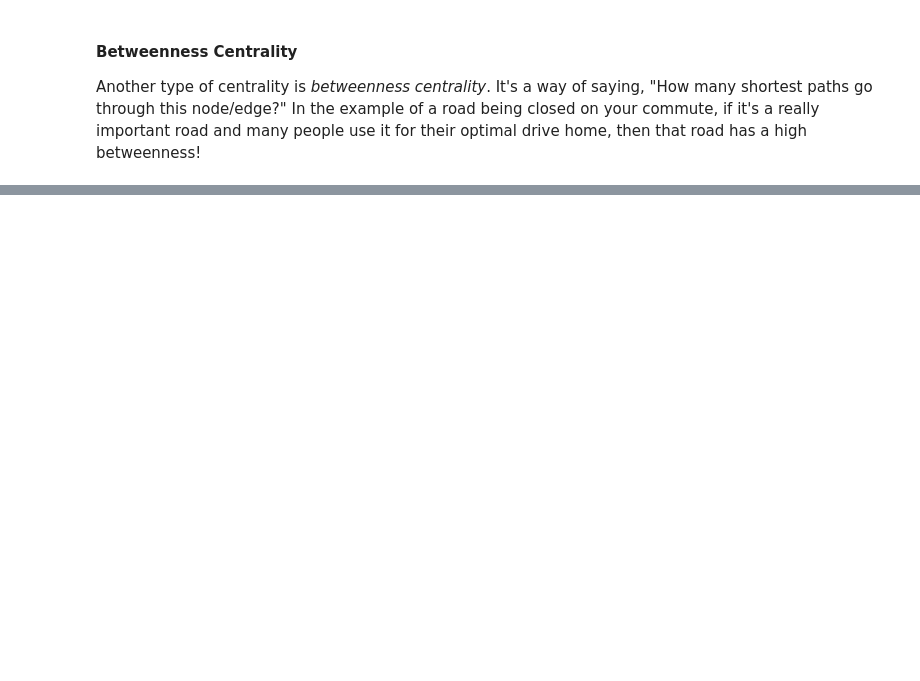
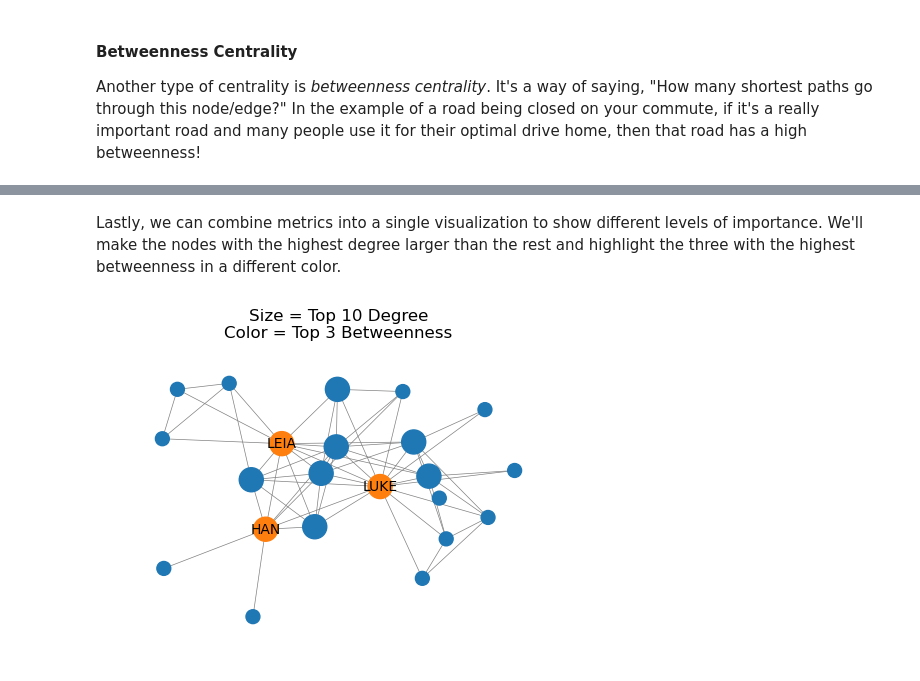
Before and after one commit to EricPostMaster/getting-started-with-network-analysis-in-python, a Jupyter notebook: lotr_network.ipynb, the cells around one changed output, grey strips where cells are left out. Cells and saved outputs as stored; diff of their text form; code cells hidden in the pictures; blank space fills up the shorter version.

```diff
--- a/lotr_network.ipynb
+++ b/lotr_network.ipynb
@@ -581,0 +610,33 @@ eigenvector_centrality
+# %% [markdown]
+Lastly, we can combine metrics into a single visualization to show different levels of importance. We'll make the nodes with the highest degree larger than the rest and highlight the three with the highest betweenness in a different color.
+# %%
+# Assign different color to high-degree nodes
+node_size = [300 if i in high_degree_nodes else 100 for i in G_sw.nodes]
+# node_size = [x*50 for x in list(dict(nx.degree(G_sw)).values())]  # Degree size
+
+# Assign different color to high-closeness nodes
+colors = ['C1' if i in ('LUKE', 'LEIA', 'HAN') else 'C0' for i in G_sw.nodes]
+
+# Create a dictionary to only label these high-closeness nodes
+node_labels = [i if i in ('LUKE', 'LEIA', 'HAN') else '' for i in G_sw.nodes]
+keys = list(G_sw.nodes())
+values = node_labels
+labels = dict(zip(keys, values))
+
+# Plot Star Wars w/ high-betweenness nodes highlighted
+fig = plt.subplots(figsize=(6,4))
+plt.margins(.1,.1)
+
+plt.title("Size = Top 10 Degree\nColor = Top 3 Betweenness")
+nx.draw(G_sw
+        ,pos=nx.kamada_kawai_layout(G_sw)
+        ,node_size=node_size
+        ,width=.5
+        ,with_labels=True
+        ,labels=labels
+        ,font_size=10
+        ,node_color=colors
+        ,edge_color='gray')
+plt.show()
+# %% [output]
+[figure, added]
```
Also changed, not shown: parts of 48 cells of this notebook.
